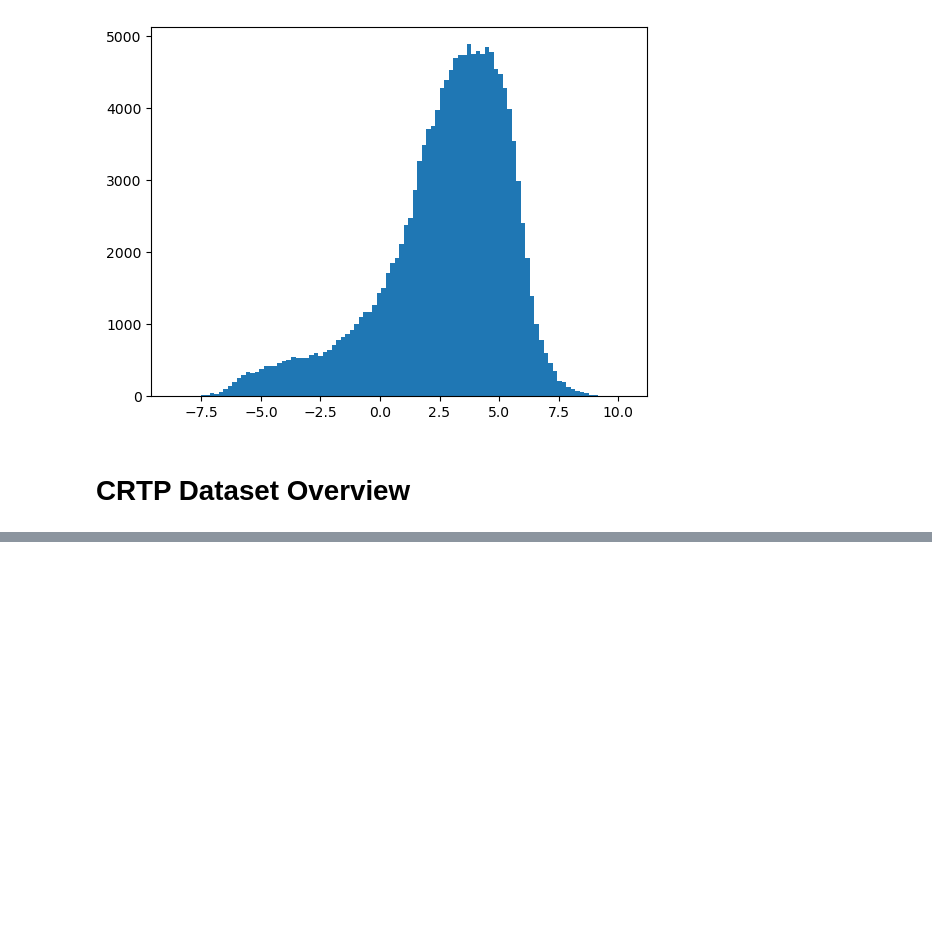
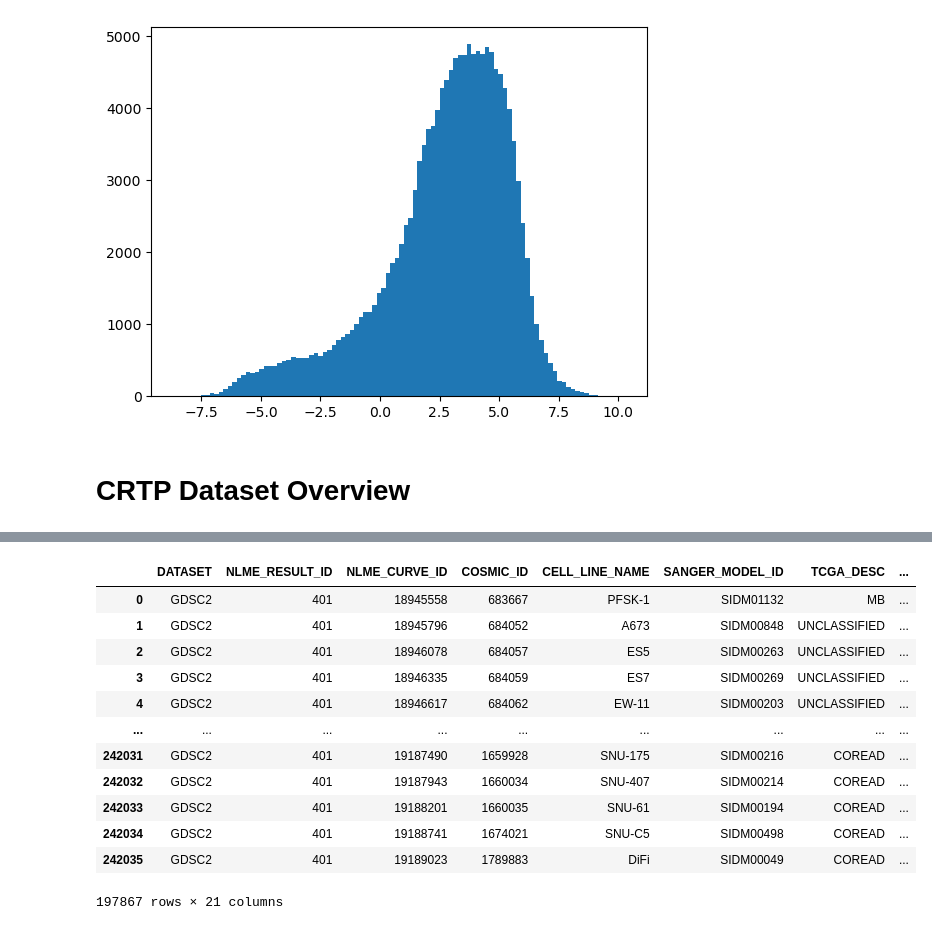
Before and after one commit to mglnbk/MGNet, a Jupyter notebook: data_handler.ipynb, the cells around one changed output, grey strips where cells are left out. Cells and saved outputs as stored; diff of their text form; code cells hidden in the pictures; blank space fills up the shorter version.

```diff
--- a/data_handler.ipynb
+++ b/data_handler.ipynb
@@ -765,0 +768,8 @@ experiment.head()
+# %%
+from model.utils import Drug
+
+dr = Drug()
+# %%
+from config_path import *
+
+df = pd.read_excel(RAW_EXPERIMENT_GDSC_PATH)
@@ -765,0 +782,17 @@ experiment.head()
+# %%
+df = df.join(dr.gdsc_filter.set_index('SYNONYMS'), on='DRUG_NAME', how="inner")
+df.join(dr.cid2smiles.set_index('CID'), on='CID', how='inner')
+# %% [output]
+|  | DATASET | NLME_RESULT_ID | NLME_CURVE_ID | COSMIC_ID | CELL_LINE_NAME | SANGER_MODEL_ID | TCGA_DESC | ... |
+| 0 | GDSC2 | 401 | 18945558 | 683667 | PFSK-1 | SIDM01132 | MB | ... |
+| 1 | GDSC2 | 401 | 18945796 | 684052 | A673 | SIDM00848 | UNCLASSIFIED | ... |
+| 2 | GDSC2 | 401 | 18946078 | 684057 | ES5 | SIDM00263 | UNCLASSIFIED | ... |
+| 3 | GDSC2 | 401 | 18946335 | 684059 | ES7 | SIDM00269 | UNCLASSIFIED | ... |
+| 4 | GDSC2 | 401 | 18946617 | 684062 | EW-11 | SIDM00203 | UNCLASSIFIED | ... |
+| ... | ... | ... | ... | ... | ... | ... | ... | ... |
+| 242031 | GDSC2 | 401 | 19187490 | 1659928 | SNU-175 | SIDM00216 | COREAD | ... |
+| 242032 | GDSC2 | 401 | 19187943 | 1660034 | SNU-407 | SIDM00214 | COREAD | ... |
+| 242033 | GDSC2 | 401 | 19188201 | 1660035 | SNU-61 | SIDM00194 | COREAD | ... |
+| 242034 | GDSC2 | 401 | 19188741 | 1674021 | SNU-C5 | SIDM00498 | COREAD | ... |
+| 242035 | GDSC2 | 401 | 19189023 | 1789883 | DiFi | SIDM00049 | COREAD | ... |
+197867 rows × 21 columns
```
Also changed, not shown: parts of 3 cells of this notebook, 6 other files.
